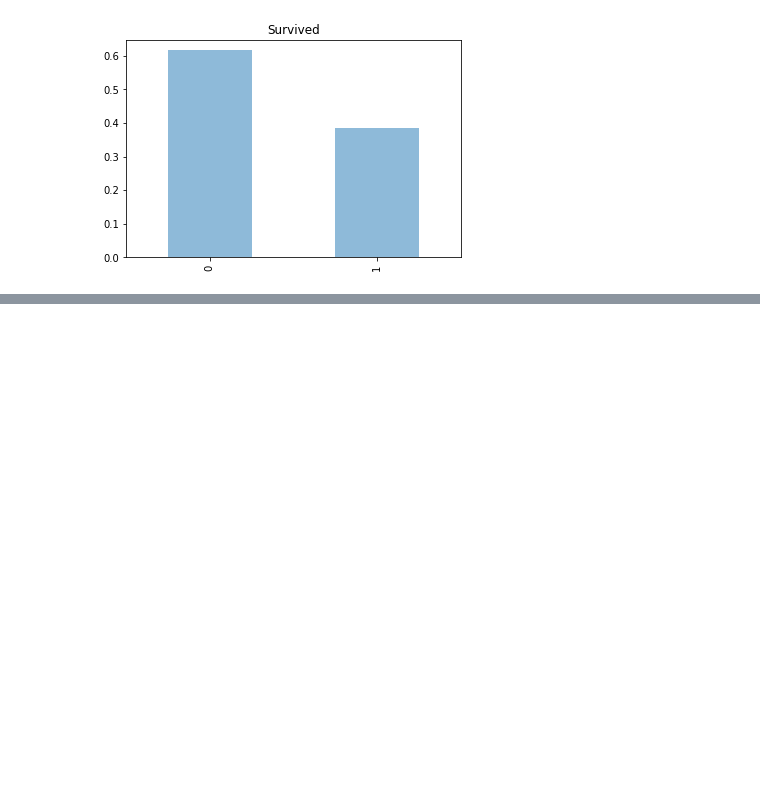
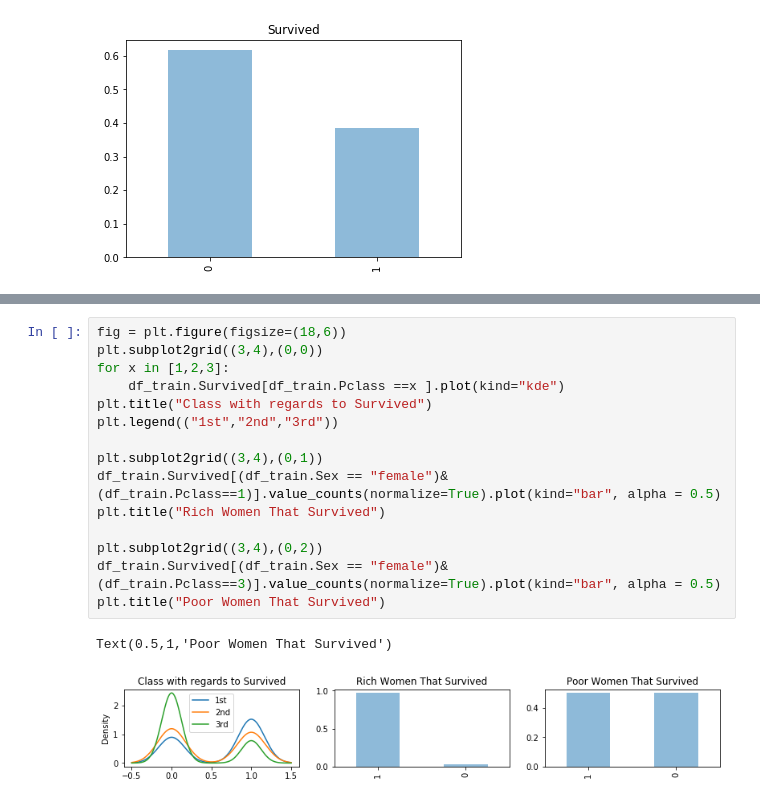
Before and after one commit to mregalado/ML191T, a Jupyter notebook: TitanicAssignment.ipynb, the cells around one changed output, grey strips where cells are left out. Saved outputs shown, nothing was run; the diff lists cells and outputs as text; blank space fills up the shorter version.

```diff
--- a/TitanicAssignment.ipynb
+++ b/TitanicAssignment.ipynb
@@ -105,0 +125,18 @@ Text(0.5,1,'Survived')
+# %%
+fig = plt.figure(figsize=(18,6))
+plt.subplot2grid((3,4),(0,0))
+for x in [1,2,3]:
+    df_train.Survived[df_train.Pclass ==x ].plot(kind="kde")
+plt.title("Class with regards to Survived")
+plt.legend(("1st","2nd","3rd"))
+
+plt.subplot2grid((3,4),(0,1))
+df_train.Survived[(df_train.Sex == "female")&(df_train.Pclass==1)].value_counts(normalize=True).plot(kind="bar", alpha = 0.5)
+plt.title("Rich Women That Survived")
+
+plt.subplot2grid((3,4),(0,2))
+df_train.Survived[(df_train.Sex == "female")&(df_train.Pclass==3)].value_counts(normalize=True).plot(kind="bar", alpha = 0.5)
+plt.title("Poor Women That Survived")
+# %% [output]
+Text(0.5,1,'Poor Women That Survived')
+[figure, added]
```
Also changed, not shown: parts of 15 cells of this notebook, 1 other file.
